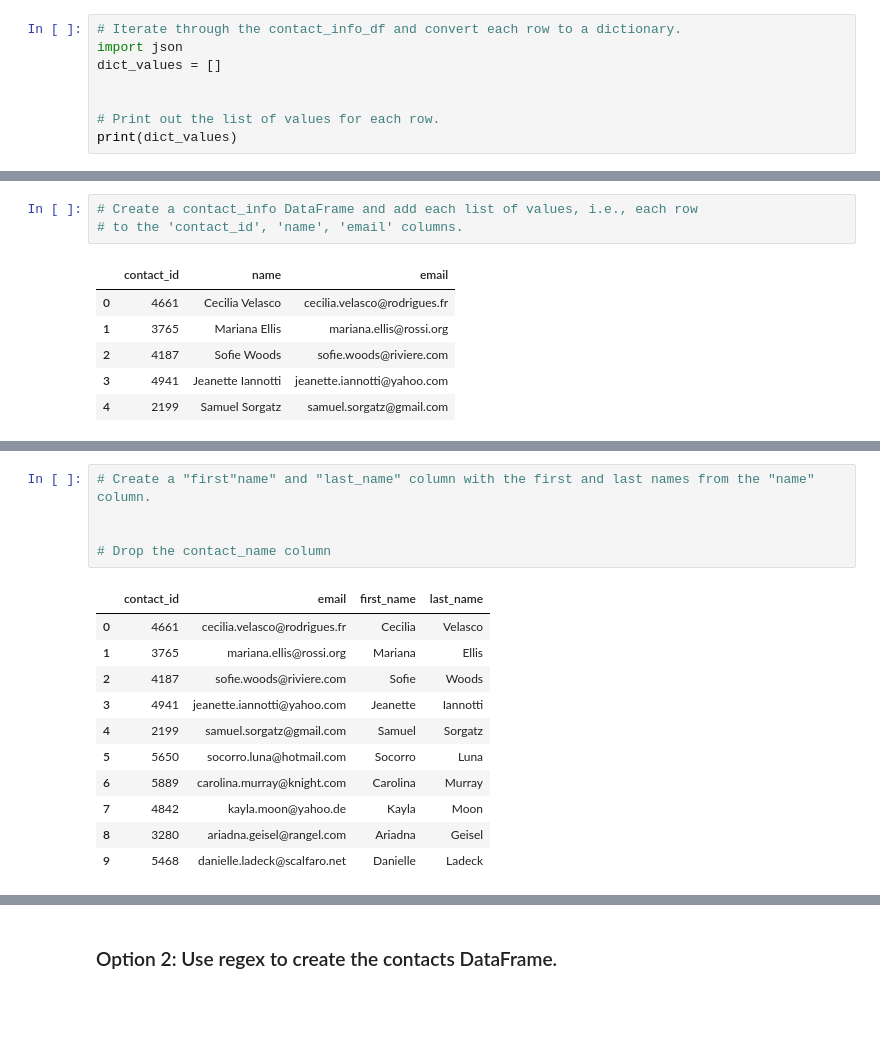
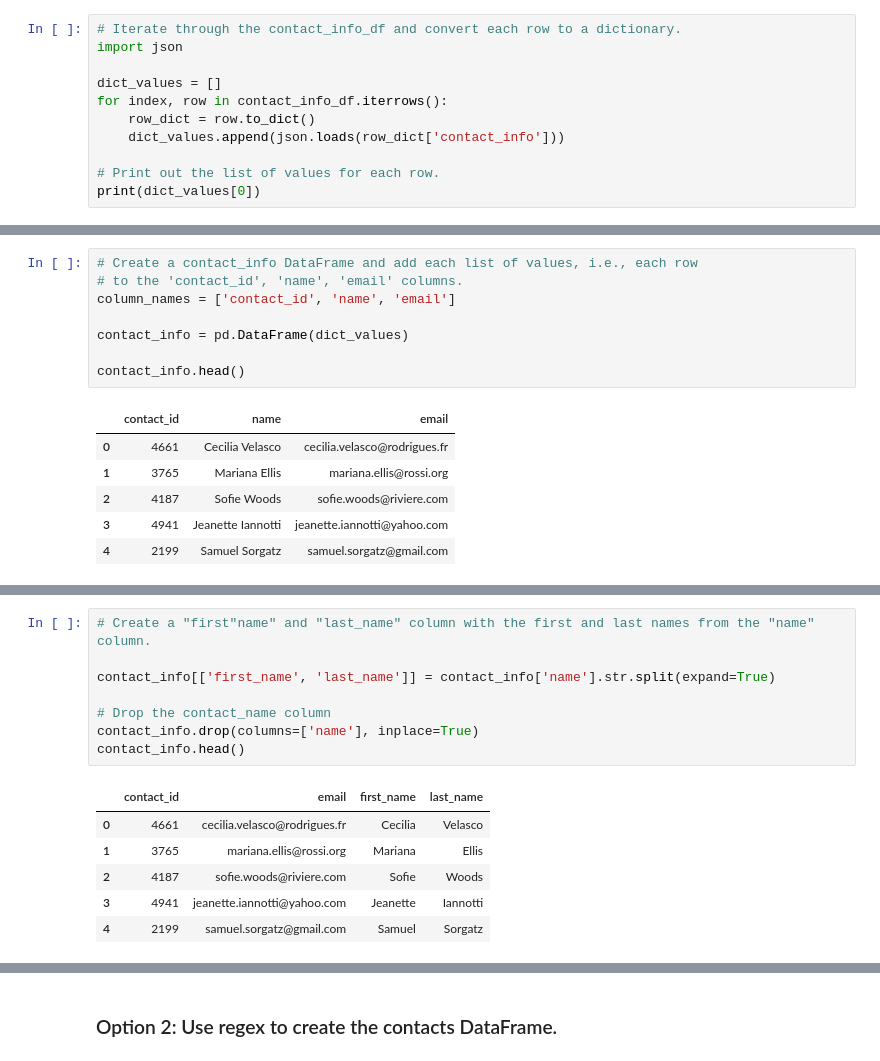
Before and after one commit to musicmaj/Crowdfunding_ETL, a Jupyter notebook: Crowdfunding_ETL/01-Ins_ETL_Mini_Project/Starter_Files/ETL_Mini_Project_KRivers_TTippins_APatil.ipynb, the cells around one changed output, grey strips where cells are left out. Drawn from its saved outputs; the diff is of its cells as text; blank space fills up the shorter version.

```diff
--- a/Crowdfunding_ETL/01-Ins_ETL_Mini_Project/Starter_Files/ETL_Mini_Project_KRivers_TTippins_APatil.ipynb
+++ b/Crowdfunding_ETL/01-Ins_ETL_Mini_Project/Starter_Files/ETL_Mini_Project_KRivers_TTippins_APatil.ipynb
@@ -303,9 +326,12 @@ Then export the DataFrame as a `contacts.csv` CSV file.
 # %%
 # Iterate through the contact_info_df and convert each row to a dictionary.
 import json
+
 dict_values = []
-
+for index, row in contact_info_df.iterrows():
+    row_dict = row.to_dict()
+    dict_values.append(json.loads(row_dict['contact_info']))
 
 # Print out the list of values for each row.
-print(dict_values)
+print(dict_values[0])
 # %% [output]
@@ -313,6 +339,11 @@ print(dict_values)
 # %%
 # Create a contact_info DataFrame and add each list of values, i.e., each row
 # to the 'contact_id', 'name', 'email' columns.
+column_names = ['contact_id', 'name', 'email']
+
+contact_info = pd.DataFrame(dict_values)
+
+contact_info.head()
 # %% [output]
 |  | contact_id | name | email |
 | 0 | 4661 | Cecilia Velasco | cecilia.velasco@rodrigues.fr |
@@ -336,17 +368,15 @@ memory usage: 23.6+ KB
 # %%
 # Create a "first"name" and "last_name" column with the first and last names from the "name" column.
 
+contact_info[['first_name', 'last_name']] = contact_info['name'].str.split(expand=True)
 
 # Drop the contact_name column
+contact_info.drop(columns=['name'], inplace=True)
+contact_info.head()
 # %% [output]
 |  | contact_id | email | first_name | last_name |
 | 0 | 4661 | cecilia.velasco@rodrigues.fr | Cecilia | Velasco |
 | 1 | 3765 | mariana.ellis@rossi.org | Mariana | Ellis |
 | 2 | 4187 | sofie.woods@riviere.com | Sofie | Woods |
 | 3 | 4941 | jeanette.iannotti@yahoo.com | Jeanette | Iannotti |
 | 4 | 2199 | samuel.sorgatz@gmail.com | Samuel | Sorgatz |
-| 5 | 5650 | socorro.luna@hotmail.com | Socorro | Luna |
-| 6 | 5889 | carolina.murray@knight.com | Carolina | Murray |
-| 7 | 4842 | kayla.moon@yahoo.de | Kayla | Moon |
-| 8 | 3280 | ariadna.geisel@rangel.com | Ariadna | Geisel |
-| 9 | 5468 | danielle.ladeck@scalfaro.net | Danielle | Ladeck |
```
Also changed, not shown: parts of 26 cells of this notebook, 4 other files.
